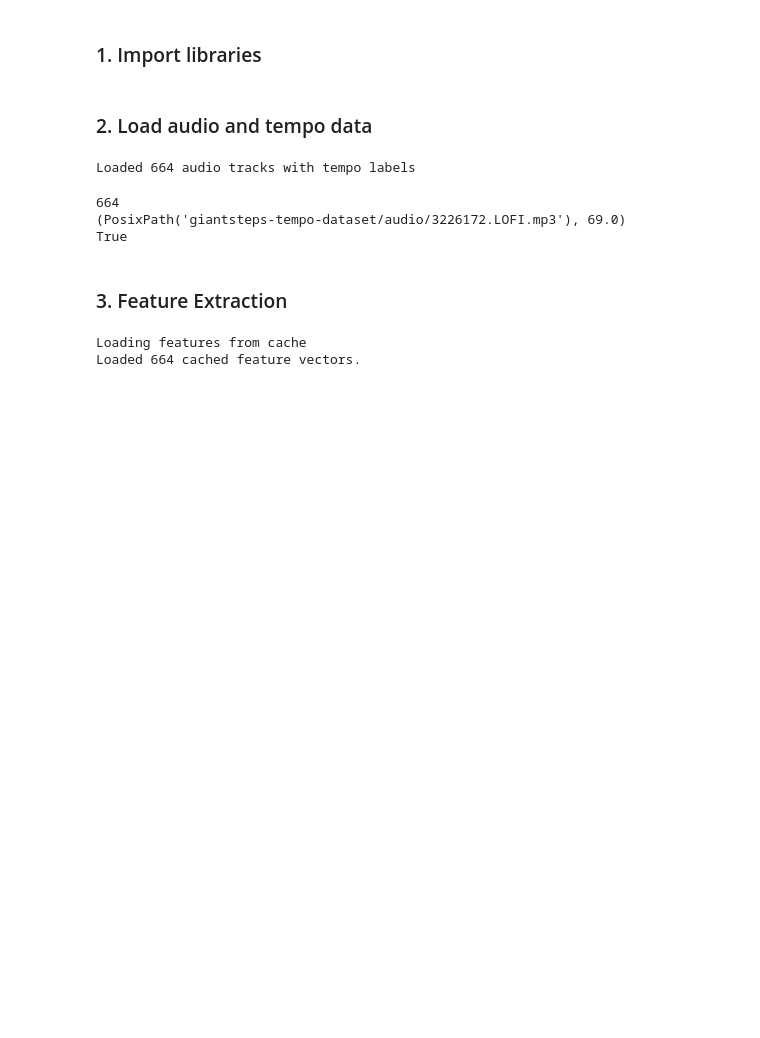
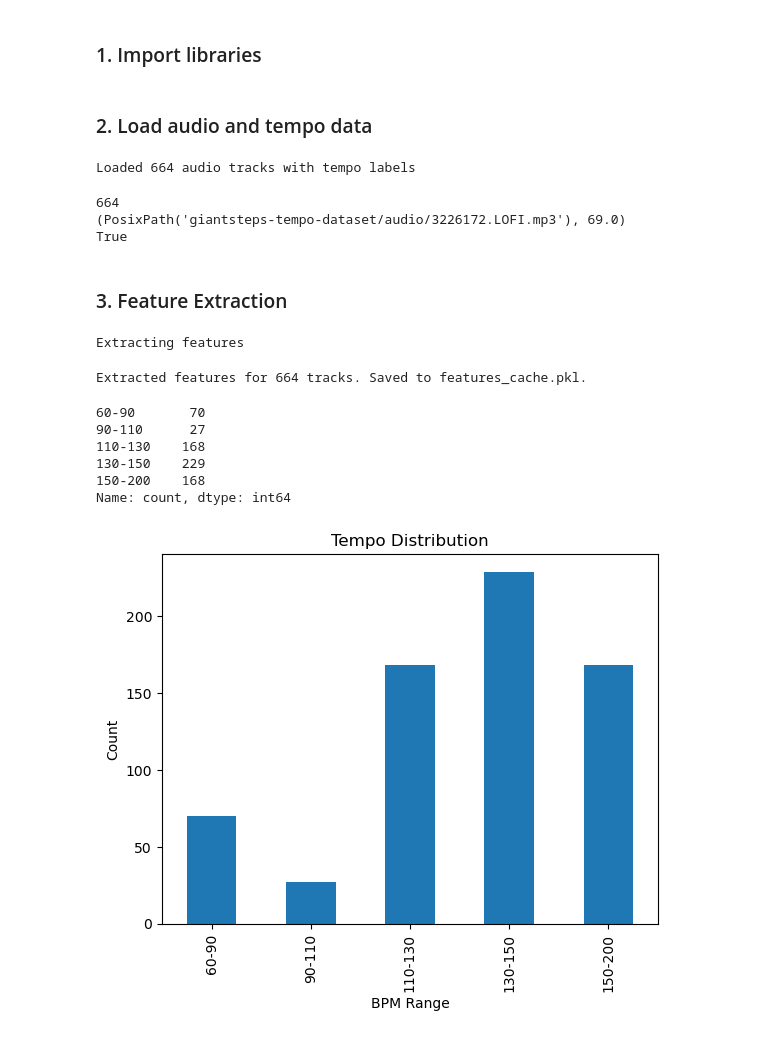
Before and after one commit to connor-richardson/tempo-estimator, a Jupyter notebook: main.ipynb, the cells around one changed output. Cells and saved outputs as stored; diff of their text form; code cells hidden in the pictures; blank space fills up the shorter version.

```diff
--- a/main.ipynb
+++ b/main.ipynb
@@ -64,14 +71,31 @@ def onset_envelope(y_audio, sr):
     ])
     return onset_features
 
+def tempogram_features(y_audio, sr):
+    onset_env = lb.onset.onset_strength(y=y_audio, sr=sr)
+    tg = lb.feature.tempogram(onset_envelope=onset_env, sr=sr)
+    tg_mean = np.mean(tg, axis=1)
+    tg_mean = np.clip(tg_mean, 0, 1e6)  # guard against inf/extreme values
+    tempo_freqs = lb.tempo_frequencies(len(tg_mean), sr=sr)
+    peak_bpm = tempo_freqs[np.argmax(tg_mean)]
+
+    return np.array([
+        peak_bpm,
+        np.mean(tg_mean),
+        np.std(tg_mean),
+        np.max(tg_mean)
+    ])
+
 
 def process_track(path, bpm):
     #Only use 30s clips of each track
     y_audio, sr = lb.load(path, duration=30)
     features = np.concatenate([
         root_mean_square(y_audio, sr),
-        onset_envelope(y_audio, sr)
+        onset_envelope(y_audio, sr),
+        tempogram_features(y_audio, sr)
     ])
+    features = np.nan_to_num(features, nan=0.0, posinf=0.0, neginf=0.0)
     return features, bpm
 # %%
 CACHE_FILE = Path("features_cache.pkl")
@@ -93,5 +117,22 @@ else:
     joblib.dump((X, y), CACHE_FILE)
     print(f"Extracted features for {len(X)} tracks. Saved to {CACHE_FILE}.")
 # %% [output]
-Loading features from cache
-Loaded 664 cached feature vectors.
+Extracting features
+Extracted features for 664 tracks. Saved to features_cache.pkl.
+# %%
+tempo_bins = pd.cut(y, bins=[60, 90, 110, 130, 150, 200], labels=["60-90", "90-110", "110-130", "130-150", "150-200"])
+
+print(tempo_bins.value_counts().sort_index())
+tempo_bins.value_counts().sort_index().plot(kind="bar")
+plt.xlabel("BPM Range")
+plt.ylabel("Count")
+plt.title("Tempo Distribution")
+plt.show()
+# %% [output]
+60-90       70
+90-110      27
+110-130    168
+130-150    229
+150-200    168
+Name: count, dtype: int64
+[figure, added]
```
Also changed, not shown: parts of 7 cells of this notebook.
